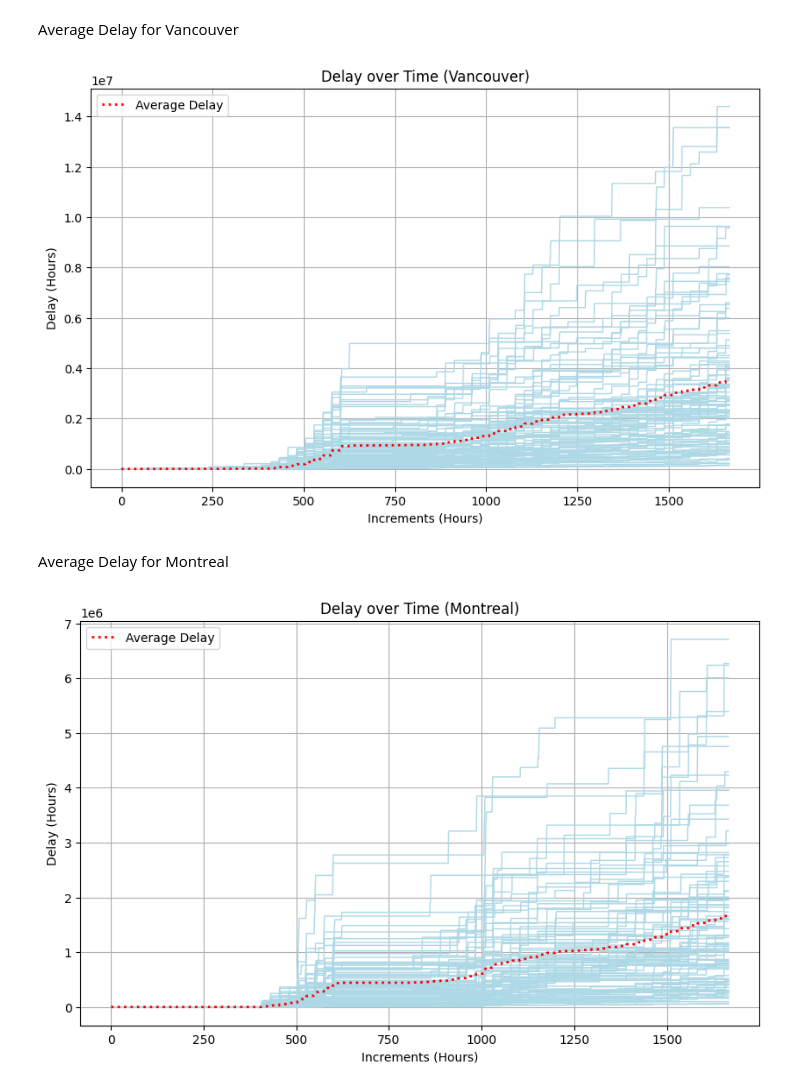
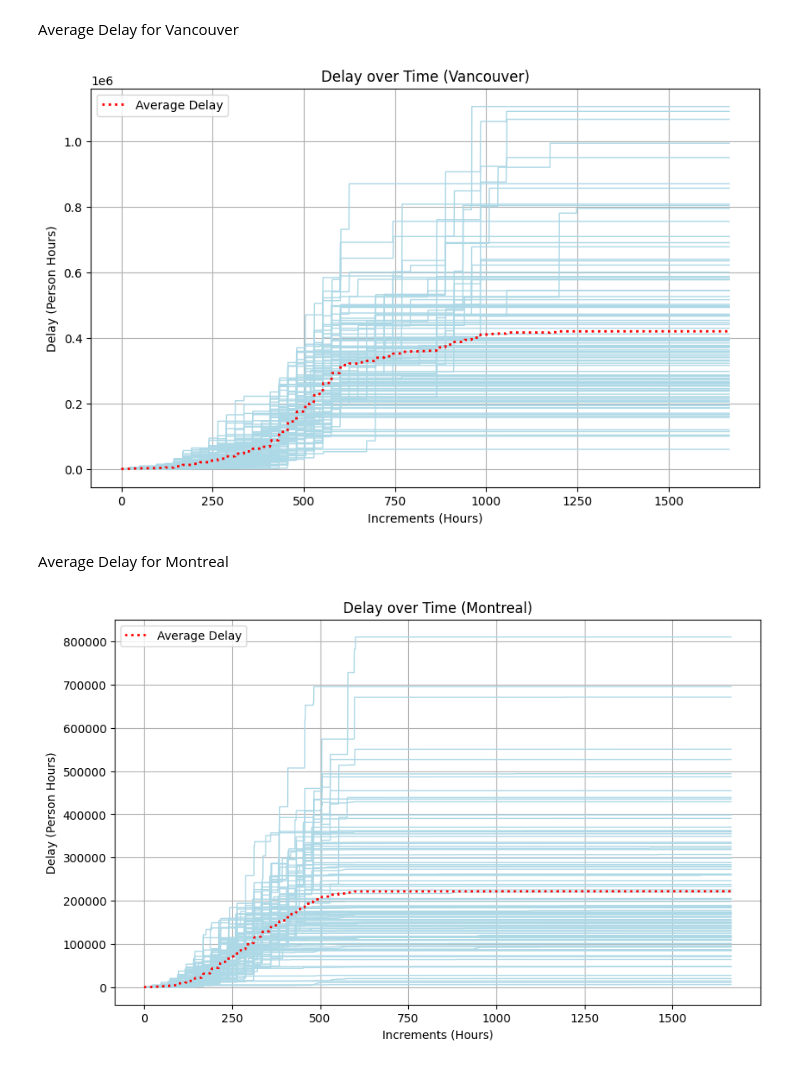
Before and after one commit to josephlim0921/SYDE-535-Project, a Jupyter notebook: simulation_final.ipynb, the cells around one changed output. Saved outputs shown, nothing was run; the diff lists cells and outputs as text; code cells hidden in the pictures.

```diff
--- a/simulation_final.ipynb
+++ b/simulation_final.ipynb
@@ -15,8 +15,8 @@ rng = default_rng(13)
 # %% [markdown]
 # Global Variables
 # %%
-REALIZATIONS = 5
-NUMBER_OF_AIRPLANES = 500
+REALIZATIONS = 100
+NUMBER_OF_AIRPLANES = 54
 NUMBER_OF_AIRPORTS = 3
 
 DESTINATIONS = ["Vancouver", "Toronto", "Montreal"]
@@ -220,6 +243,8 @@ YYZ_df["delay_per_plane"] = YYZ_df["minutes"]/YYZ_df["aircraft_numbers"]
 delay_list_per_realization = []
 cancellation_delay_list_per_realization = []
 airport_delay_list_per_realization = []
+time_dellll = 0
+num_flights = 0
 for realization in range(REALIZATIONS):
 
     TIME = 0
@@ -295,29 +320,34 @@ for realization in range(REALIZATIONS):
                 arriving_airplanes_list = [airplane for airplane in relevant_airplanes_list if airplane.status == "arriving"]
                 num_of_arriving_airplanes = len(arriving_airplanes_list)
 
-                airport.airspace = int(max(0,airport.airspace_capacity*(1-airport.congestion) - num_of_departing_airplanes))
-                airport.runway_space = int(max(0,airport.runway_capacity*(1-airport.congestion) - num_of_departing_airplanes - num_of_landed_airplanes))
+                airport.airspace = int(max(0,airport.airspace_capacity*(1-airport.congestion)))
+                airport.runway_space = int(max(0,airport.runway_capacity*(1-airport.congestion) - num_of_landed_airplanes))
                 # ------- Arriving Airplanes --------#
 
                 limiting_space = min(airport.airspace,airport.runway_space)
+                #print(limiting_space,num_of_arriving_airplanes)
                 if (num_of_arriving_airplanes > limiting_space):
                     for arriving_airplanes in arriving_airplanes_list[:limiting_space]:  #M3 add internal logic
-                        if airplane.status == "cancelled":
-                            airplane.cancelled_passengers += airplane.max_capacity * airplane.fullness
-                        time_delayed = max(0, airplane.arrival_time - airplane.goal_arrival_time) # ensure delay is >= 0
-                        airplane.delay += time_delayed * airplane.fullness * airplane.max_capacity # adding delay
-                        airport.delay += time_delayed * airplane.fullness * airplane.max_capacity
+                        if arriving_airplanes.status == "cancelled":
+                            arriving_airplanes.cancelled_passengers += arriving_airplanes.max_capacity * arriving_airplanes.fullness
+                        time_delayed = max(0, arriving_airplanes.arrival_time - arriving_airplanes.goal_arrival_time) # ensure delay is >= 0
+                        #print(time_delayed, arriving_airplanes.fullness, arriving_airplanes.max_capacity)
+                        time_dellll += time_delayed
+                        arriving_airplanes.delay += time_delayed * arriving_airplanes.fullness * arriving_airplanes.max_capacity # adding delay
+                        airport.delay += time_delayed * arriving_airplanes.fullness * arriving_airplanes.max_capacity
                         arriving_airplanes.status = "landed"
                         arriving_airplanes.origin = airport.location
                     for arriving_airplanes in arriving_airplanes_list[limiting_space:]:  #M3 add internal logic
                         arriving_airplanes.status = "stalled"
                 else:
                     for arriving_airplanes in arriving_airplanes_list:
-                        if airplane.status == "cancelled":
-                            airplane.cancelled_passengers += airplane.max_capacity * airplane.fullness
-                        time_delayed = max(0, airplane.arrival_time - airplane.goal_arrival_time) # ensure delay is >= 0
-                        airplane.delay += time_delayed * airplane.fullness * airplane.max_capacity # adding delay
-                        airport.delay += time_delayed * airplane.fullness * airplane.max_capacity
+                        if arriving_airplanes.status == "cancelled":
+                            arriving_airplanes.cancelled_passengers += arriving_airplanes.max_capacity * arriving_airplanes.fullness
+                        time_delayed = max(0, arriving_airplanes.arrival_time - arriving_airplanes.goal_arrival_time) # ensure delay is >= 0
+                        #print(time_delayed, arriving_airplanes.fullness, arriving_airplanes.max_capacity)
+                        time_dellll += time_delayed
+                        arriving_airplanes.delay += time_delayed * arriving_airplanes.fullness * arriving_airplanes.max_capacity # adding delay
+                        airport.delay += time_delayed * arriving_airplanes.fullness * arriving_airplanes.max_capacity
                         arriving_airplanes.status = "landed"
                         arriving_airplanes.origin = airport.location
 
@@ -385,8 +415,10 @@ for realization in range(REALIZATIONS):
                 airplane.goal_arrival_time = current_arrival_time + avg_time_to_airport
                 airplane.departure_time = current_arrival_time + airplane.cleaning_time + current_airport.buffer_time + ground_delay
                 airplane.goal_departure_time = current_arrival_time + airplane.cleaning_time + current_airport.buffer_time
+                num_flights += 1
 
             elif airplane.status == "stalled":
+                airplane.delay += INCREMENT
                 airplane.arrival_time += INCREMENT
                 delay_sum += INCREMENT
                 airplane.status = "arriving"
@@ -504,27 +536,27 @@ plt.plot([int(col[10:])/60 for col in delay_per_realization_df.columns], (avg_de
 
 plt.title("Delay over Time (Vancouver)")
 plt.xlabel("Increments (Hours)")
-plt.ylabel("Delay (Hours)")
+plt.ylabel("Delay (Person Hours)")
 plt.legend()
 plt.grid()
 # %% [output]
-[figure, old version]
+[figure, new version]
 # %% [markdown]
 Average Delay for Montreal
 # %%
 plt.figure(figsize=(10,6))
 
 for i in range(Montreal_delay_per_realization_df.shape[0]):
     plt.plot([int(col[10:])/60 for col in delay_per_realization_df.columns], (Montreal_delay_per_realization_df.iloc[i,:].values)/60, color='lightblue', linewidth=1)
 
 avg_delay_per_realization_df = Montreal_delay_per_realization_df.mean(axis=0)
 avg_delay_per_realization_df.to_csv("montreal_original_scenario1.csv")
 plt.plot([int(col[10:])/60 for col in delay_per_realization_df.columns], (avg_delay_per_realization_df.values)/60, label="Average Delay", color='red', linestyle='dotted', linewidth=2)
 
 plt.title("Delay over Time (Montreal)")
 plt.xlabel("Increments (Hours)")
-plt.ylabel("Delay (Hours)")
+plt.ylabel("Delay (Person Hours)")
 plt.legend()
 plt.grid()
 # %% [output]
-[figure, old version]
+[figure, new version]
```
Also changed, not shown: parts of 8 cells of this notebook, 25 other files.
